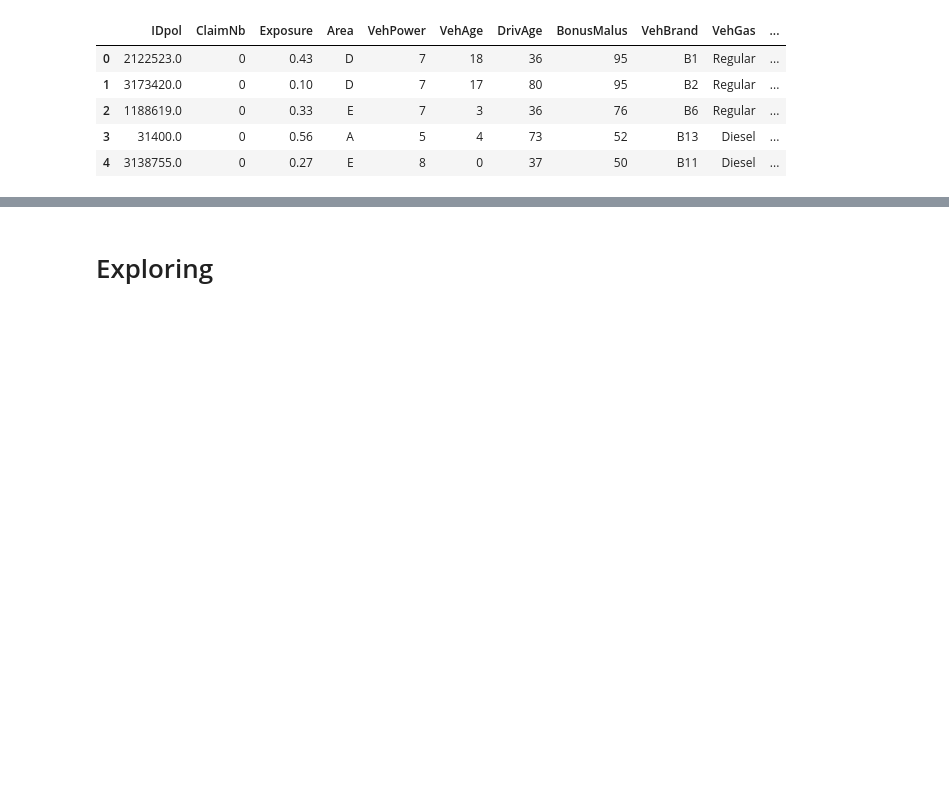
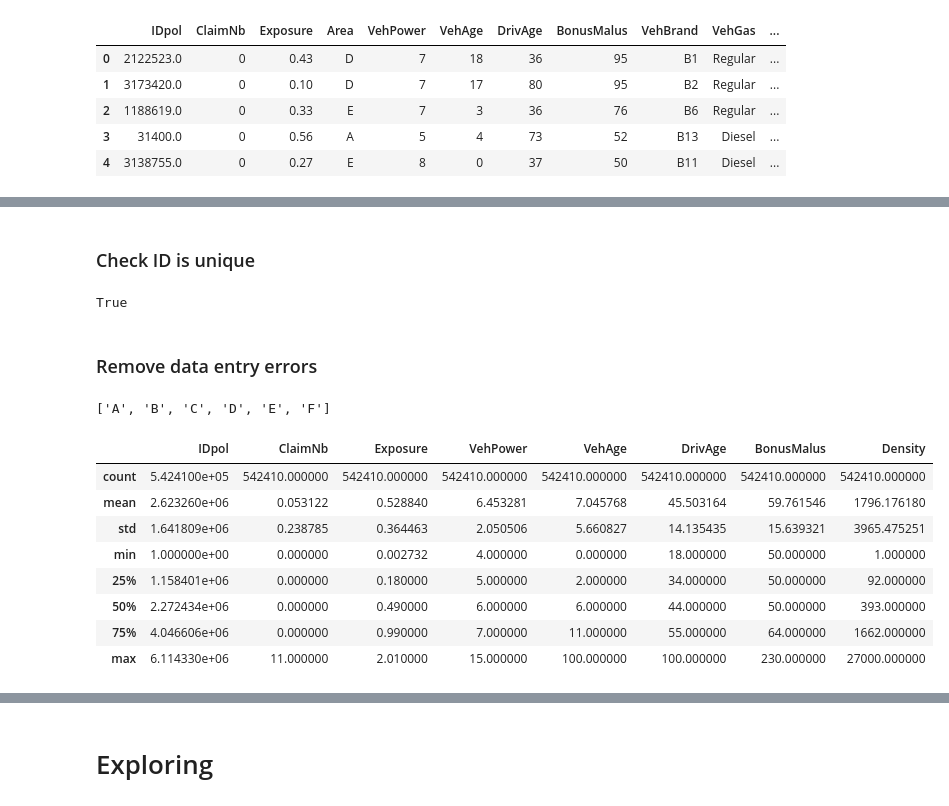
Before and after one commit to philipmunster/car-insurance-ML-ITU, a Jupyter notebook: philip/eda.ipynb, the cells around one changed output, grey strips where cells are left out. Saved outputs shown, nothing was run; the diff lists cells and outputs as text; code cells hidden in the pictures; blank space fills up the shorter version.

```diff
--- a/philip/eda.ipynb
+++ b/philip/eda.ipynb
@@ -17,0 +42,4 @@ df.head()
+# %%
+dirty_df = df.copy()
+
+dirty_df.info()
@@ -17,0 +66,29 @@ df.head()
+# %% [markdown]
+### Check ID is unique
+# %%
+len(dirty_df) == len(dirty_df['IDpol'].unique())
+# %% [output]
+True
+# %% [markdown]
+### Remove data entry errors
+# %%
+# all categorical values look fine
+sorted(dirty_df['Region'].unique())
+sorted(dirty_df['VehGas'].unique())
+sorted(dirty_df['VehBrand'].unique())
+sorted(dirty_df['Area'].unique())
+# %% [output]
+['A', 'B', 'C', 'D', 'E', 'F']
+# %%
+# there does not seem to be any unrealistic values
+dirty_df.describe()
+# %% [output]
+|  | IDpol | ClaimNb | Exposure | VehPower | VehAge | DrivAge | BonusMalus | Density |
+| count | 5.424100e+05 | 542410.000000 | 542410.000000 | 542410.000000 | 542410.000000 | 542410.000000 | 542410.000000 | 542410.000000 |
+| mean | 2.623260e+06 | 0.053122 | 0.528840 | 6.453281 | 7.045768 | 45.503164 | 59.761546 | 1796.176180 |
+| std | 1.641809e+06 | 0.238785 | 0.364463 | 2.050506 | 5.660827 | 14.135435 | 15.639321 | 3965.475251 |
+| min | 1.000000e+00 | 0.000000 | 0.002732 | 4.000000 | 0.000000 | 18.000000 | 50.000000 | 1.000000 |
+| 25% | 1.158401e+06 | 0.000000 | 0.180000 | 5.000000 | 2.000000 | 34.000000 | 50.000000 | 92.000000 |
+| 50% | 2.272434e+06 | 0.000000 | 0.490000 | 6.000000 | 6.000000 | 44.000000 | 50.000000 | 393.000000 |
+| 75% | 4.046606e+06 | 0.000000 | 0.990000 | 7.000000 | 11.000000 | 55.000000 | 64.000000 | 1662.000000 |
+| max | 6.114330e+06 | 11.000000 | 2.010000 | 15.000000 | 100.000000 | 100.000000 | 230.000000 | 27000.000000 |
```
Also changed, not shown: parts of 15 cells of this notebook, 2 other files.
